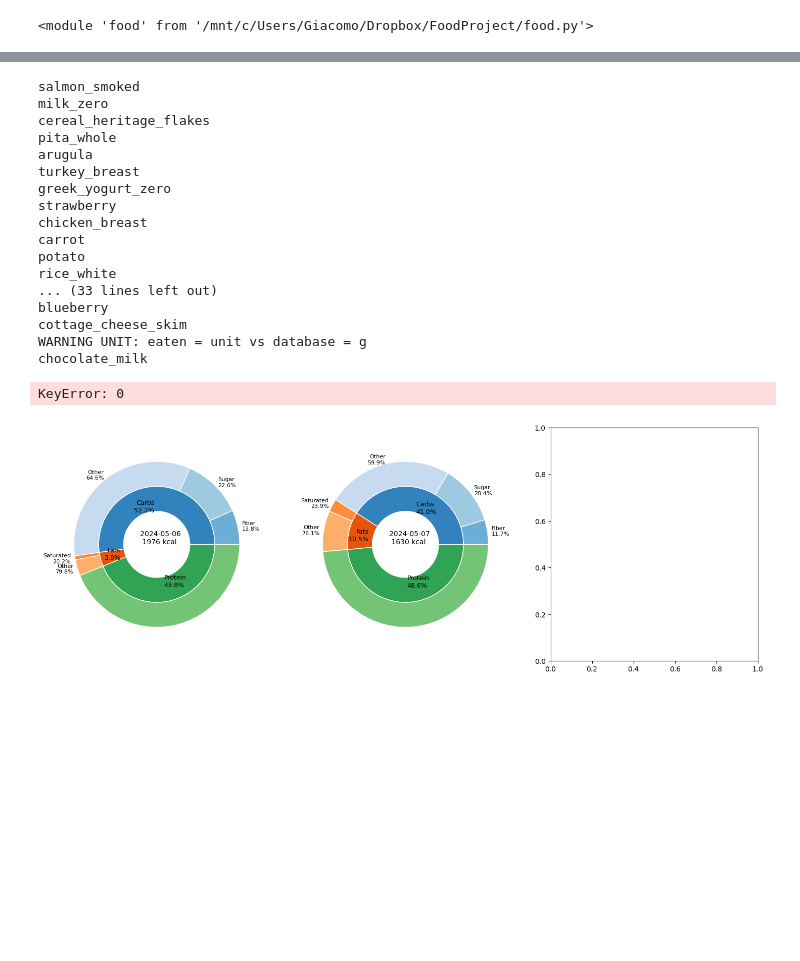
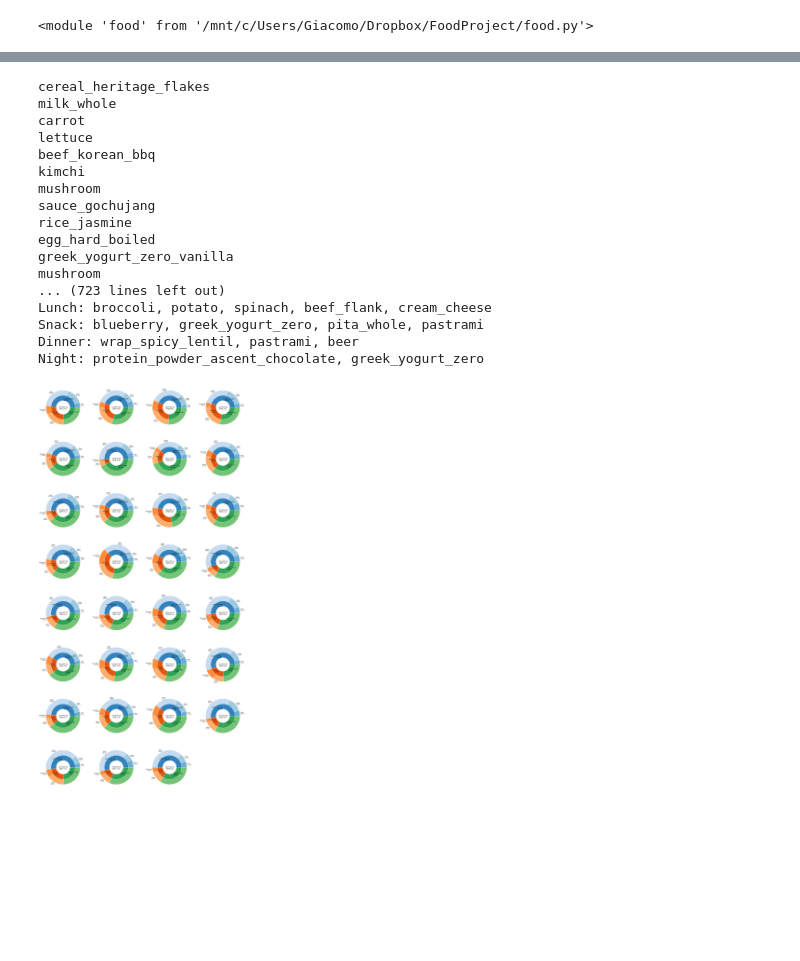
Before and after one commit to giacomoscanavini/food_project, a Jupyter notebook: testing.ipynb, the cells around one changed output, grey strips where cells are left out. Drawn from its saved outputs; the diff is of its cells as text; code cells hidden in the pictures; blank space fills up the shorter version.

```diff
--- a/testing.ipynb
+++ b/testing.ipynb
@@ -96,42 +135,41 @@ def plot_pie_given_day(diary_entry_path, ax):
 # %%
-dates = food.generate_dates(start='2024-05-06', end='2024-05-08', year=None, month=None)
+dates = food.generate_dates(start='2024-05-01', end='2024-05-31', year=None, month=None)
 N = len(dates)
 
-cols = 3
+cols = 4
 rows = N // 3
 if N % cols > 0:
     rows += 1
 
 fig, axs = plt.subplots(rows, cols, figsize=(6*cols, 6*rows))
 for i in range(rows):
     for j in range(cols):
         idx = cols * i + j
-        if idx == N:
-            break
+        if idx >= N:
+            axs[i,j].set_axis_off()
         else:
             date = dates[idx]
             diary_entry_path = f"{diary_path}{date}.txt"
             if N <= cols:
-                plot_pie_given_day(diary_entry_path, axs[j])
+                food.plot_pie_given_day(database_path, diary_entry_path, axs[j])
             else:
-                plot_pie_given_day(diary_entry_path, axs[i,j])
+                food.plot_pie_given_day(database_path, diary_entry_path, axs[i,j])
 # %% [output]
-salmon_smoked
-milk_zero
 cereal_heritage_flakes
-pita_whole
-arugula
-turkey_breast
-greek_yogurt_zero
-strawberry
-chicken_breast
+milk_whole
 carrot
-potato
-rice_white
-... (33 lines left out)
-blueberry
-cottage_cheese_skim
-WARNING UNIT: eaten = unit vs database = g
-chocolate_milk
+lettuce
+beef_korean_bbq
+kimchi
+mushroom
+sauce_gochujang
+rice_jasmine
+egg_hard_boiled
+greek_yogurt_zero_vanilla
+mushroom
+... (723 lines left out)
+Lunch: broccoli, potato, spinach, beef_flank, cream_cheese
+Snack: blueberry, greek_yogurt_zero, pita_whole, pastrami
+Dinner: wrap_spicy_lentil, pastrami, beer
+Night: protein_powder_ascent_chocolate, greek_yogurt_zero
-KeyError: 0
-[figure, old version]
+[figure, new version]
```
Also changed, not shown: parts of 6 cells of this notebook, 15 other files.
